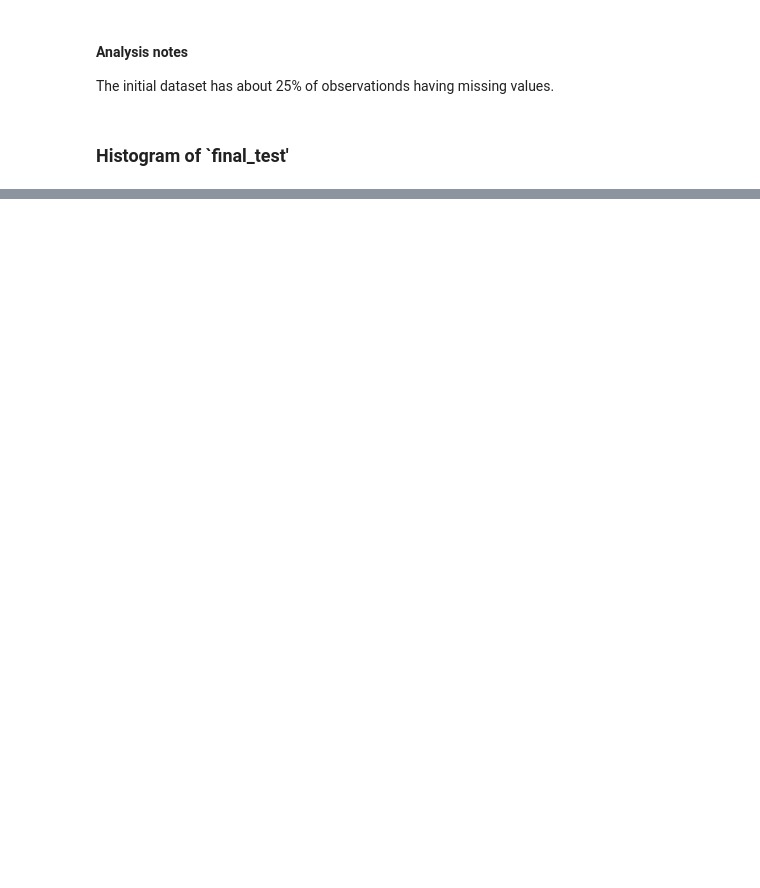
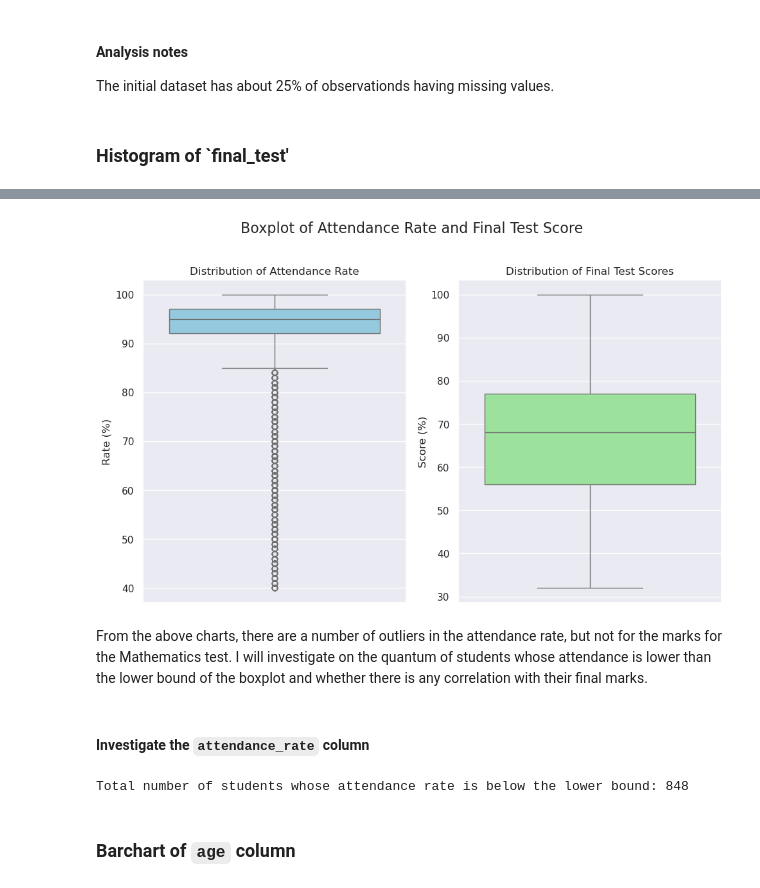
Before and after one commit to dingaroo/aiap_foundation_self_practice, a Jupyter notebook: eda.ipynb, the cells around one changed output, grey strips where cells are left out. Drawn from its saved outputs; the diff is of its cells as text; code cells hidden in the pictures; blank space fills up the shorter version.

```diff
--- a/eda.ipynb
+++ b/eda.ipynb
@@ -522,0 +590,54 @@ plt.show()
+# %%
+# Set the style for a cleaner look
+sns.set_style("darkgrid")
+
+# Create a figure and a set of subplots (1 row, 2 columns)
+fig, axes = plt.subplots(1, 2, figsize=(10, 6))
+
+# Plot for Attendance Rate
+sns.boxplot(ax=axes[0], y=df['attendance_rate'], color='skyblue')
+axes[0].set_title('Distribution of Attendance Rate') ##, fontsize=14)
+axes[0].set_ylabel('Rate (%)')
+axes[0].set_xlabel('') # Hide x-axis label as it's not needed
+
+# Plot for Final Test
+sns.boxplot(ax=axes[1], y=df['final_test'], color='lightgreen')
+axes[1].set_title('Distribution of Final Test Scores')  ##, fontsize=14)
+axes[1].set_ylabel('Score (%)')
+axes[1].set_xlabel('') # Hide x-axis label
+
+# Add a main title for the entire figure
+plt.suptitle('Boxplot of Attendance Rate and Final Test Score', fontsize=16, y=1.02)
+
+# Adjust layout to prevent titles from overlapping
+plt.tight_layout()
+
+plt.savefig(PLOT_PATH + 'boxplot.png')
+
+# Display the plot
+plt.show()
+# %% [output]
+[figure, added]
+# %% [markdown]
+From the above charts, there are a number of outliers in the attendance rate, but not for the marks for the Mathematics test. I will investigate on the quantum of students whose attendance is lower than the lower bound of the boxplot and whether there is any correlation with their final marks.
+# %% [markdown]
+#### Investigate the `attendance_rate` column
+# %%
+# Define the column under investigation
+col = 'attendance_rate'
+
+# print(df[col].quantile(0.25))
+# print(df[col].quantile(0.75))
+
+# Calculate the Interquartile Range
+iqr = df[col].quantile(0.75) - df[col].quantile(0.25)
+# print(iqr)
+# Calculate the lower bound of the distribution
+lower_bound = df[col].quantile(0.25) - (1.5 * iqr)
+# print(lower_bound)
+
+print(f"Total number of students whose attendance rate is below the lower bound: {len(df[df[col] < lower_bound]):,}")
+# %% [output]
+Total number of students whose attendance rate is below the lower bound: 848
+# %% [markdown]
+### Barchart of `age` column
```
Also changed, not shown: parts of 23 cells of this notebook, 11 other files.
